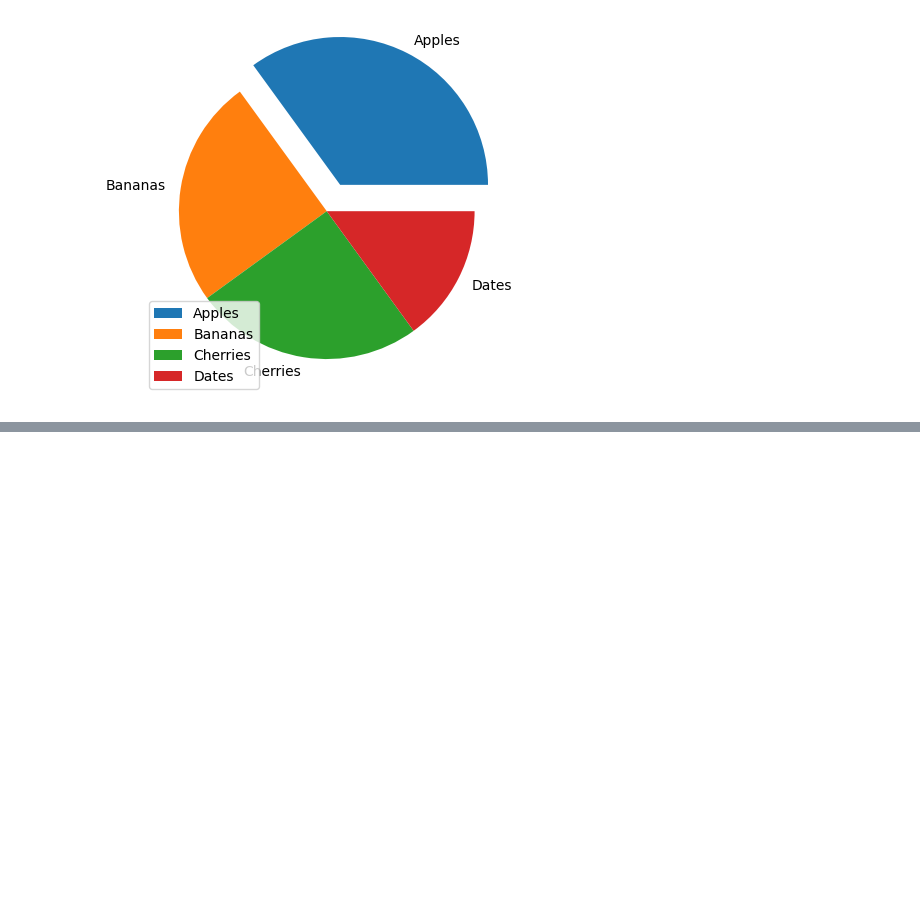
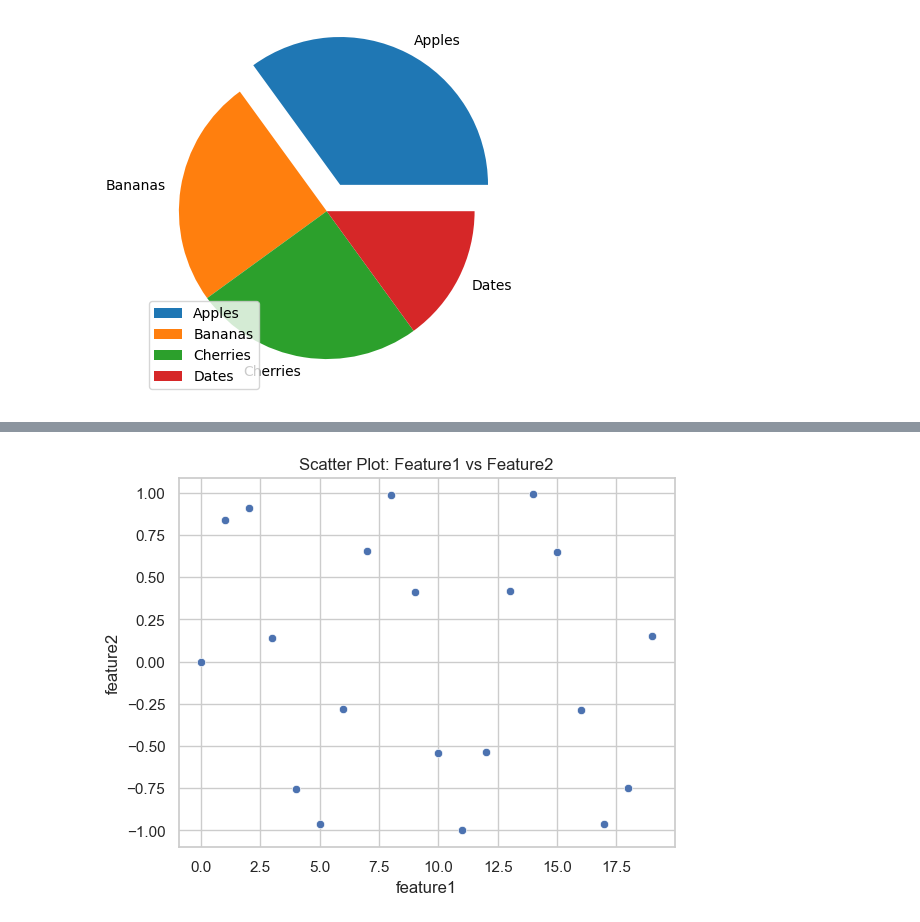
Before and after one commit to ankushpgowda06/AI-and-Data-Science-Bootcamp, a Jupyter notebook: matplotlib and seaborn.ipynb, the cells around one changed output, grey strips where cells are left out. Cells and saved outputs as stored; diff of their text form; code cells hidden in the pictures; blank space fills up the shorter version.

Commit message:
graph

```diff
--- a/matplotlib and seaborn.ipynb
+++ b/matplotlib and seaborn.ipynb
@@ -171,0 +176,8 @@ plt.show()
+# %%
+import seaborn as sns
+import pandas as pd
+import numpy as np
+import matplotlib.pyplot as plt
+
+sns.set(style="whitegrid")
+np.random.seed(42)
@@ -171,0 +188,11 @@ plt.show()
+# %%
+df_scatter = pd.DataFrame({
+    'feature1': np.arange(0, 20),
+    'feature2': np.sin(np.arange(0, 20))
+})
+
+sns.scatterplot(x='feature1', y='feature2', data=df_scatter)
+plt.title("Scatter Plot: Feature1 vs Feature2")
+plt.show()
+# %% [output]
+[figure, added]
```
Also changed, not shown: parts of 24 cells of this notebook.
